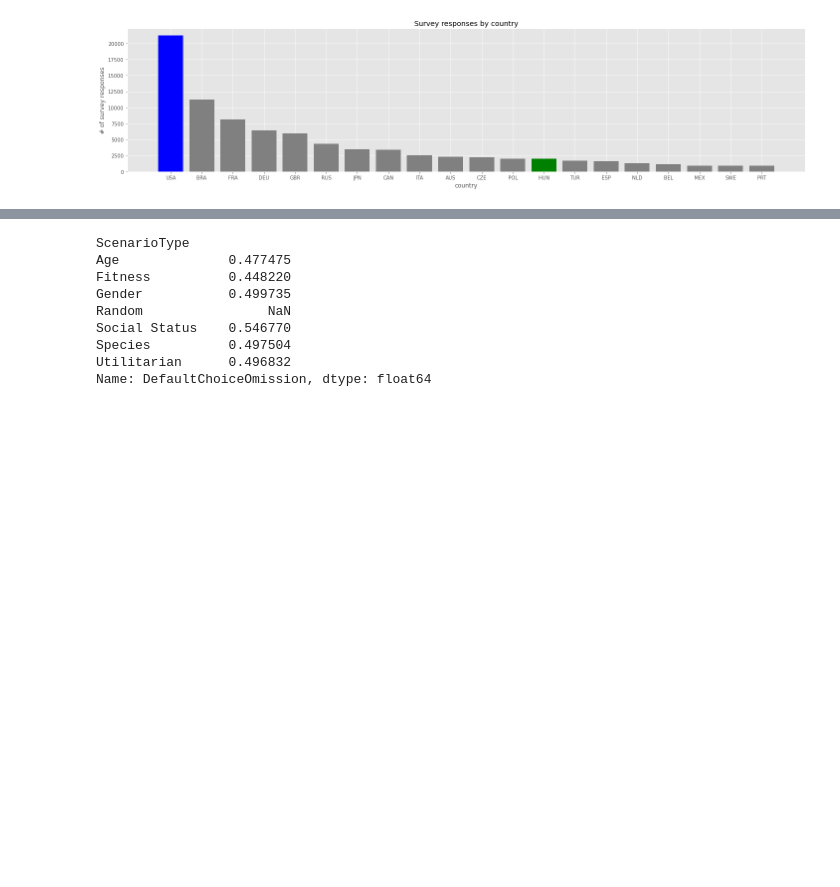
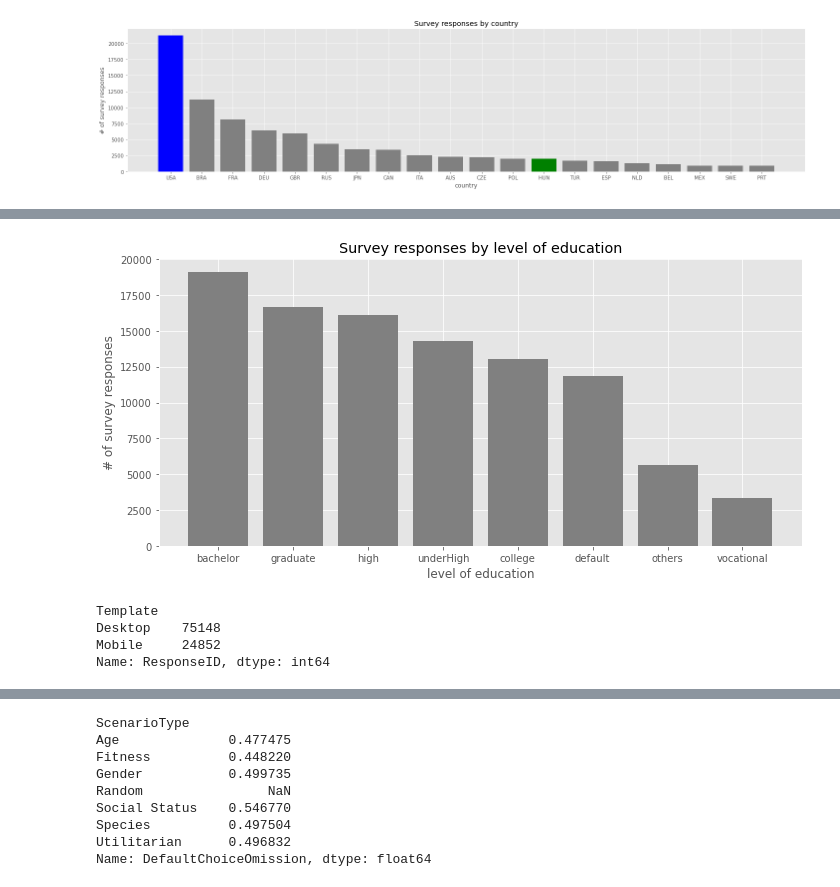
Before and after one commit to robertjhs/capstone1, a Jupyter notebook: ethicars.ipynb, the cells around one changed output, grey strips where cells are left out. Cells and saved outputs as stored; diff of their text form; code cells hidden in the pictures; blank space fills up the shorter version.

```diff
--- a/ethicars.ipynb
+++ b/ethicars.ipynb
@@ -518,3 +518,6 @@ ax.set_xlabel('country')
 fig.tight_layout()
 # %% [output]
 [figure]
+# %%
+education = pdf_survey.groupby('Review_education').count()['ResponseID'].sort_values(ascending=False)
+education
@@ -520,0 +535,9 @@ fig.tight_layout()
+# %%
+fig, ax = plt.subplots(figsize=(10,5))
+ax.bar(education.index, education, color='grey')
+ax.set_title('Survey responses by level of education')
+ax.set_ylabel('# of survey responses')
+ax.set_xlabel('level of education')
+fig.tight_layout()
+# %% [output]
+[figure, added]
@@ -520,0 +551,8 @@ fig.tight_layout()
+# %%
+device_used = pdf_survey.groupby('Template').count()['ResponseID'].sort_values(ascending=False)
+device_used
+# %% [output]
+Template
+Desktop    75148
+Mobile     24852
+Name: ResponseID, dtype: int64
```
Also changed, not shown: parts of 3 cells of this notebook.
